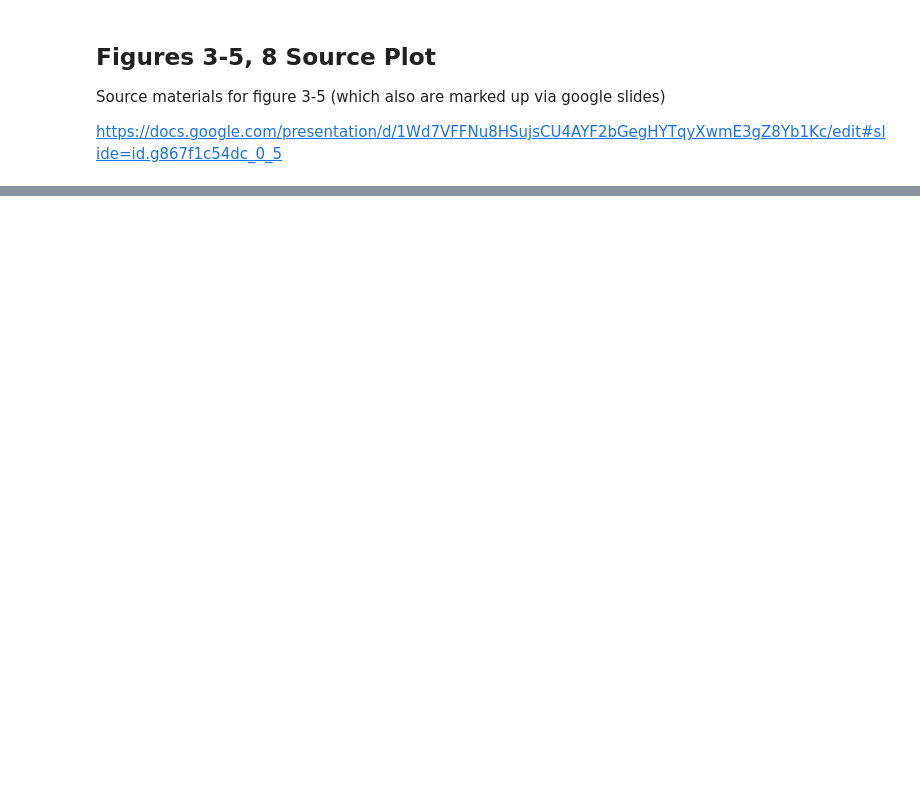
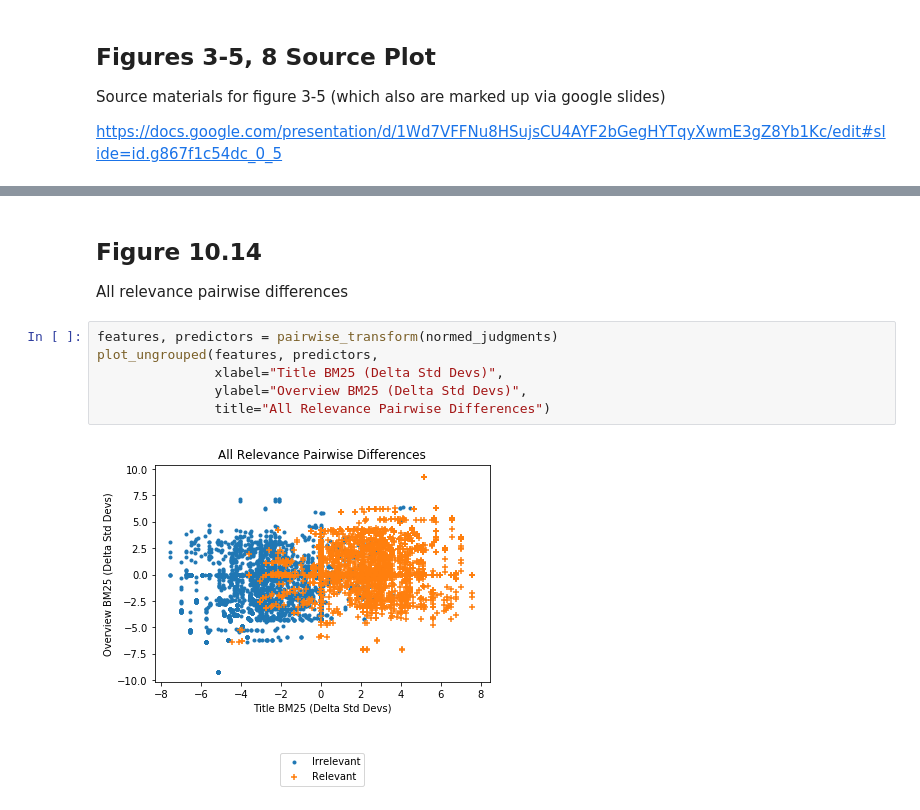
Before and after one commit to ashish-surana/hello-ltr, a Jupyter notebook: notebooks/solr/tmdb/ai-pow-ch-10-2.ipynb, the cells around one changed output, grey strips where cells are left out. Cells and saved outputs as stored; diff of their text form; blank space fills up the shorter version.

```diff
--- a/notebooks/solr/tmdb/ai-pow-ch-10-2.ipynb
+++ b/notebooks/solr/tmdb/ai-pow-ch-10-2.ipynb
@@ -635,0 +527,12 @@ Pairwise Transform
+# %% [markdown]
+## Figure 10.14
+
+All relevance pairwise differences
+# %%
+features, predictors = pairwise_transform(normed_judgments)
+plot_ungrouped(features, predictors,
+               xlabel="Title BM25 (Delta Std Devs)",
+               ylabel="Overview BM25 (Delta Std Devs)",
+               title="All Relevance Pairwise Differences")
+# %% [output]
+[figure, added]
```
Also changed, not shown: parts of 45 cells of this notebook.
